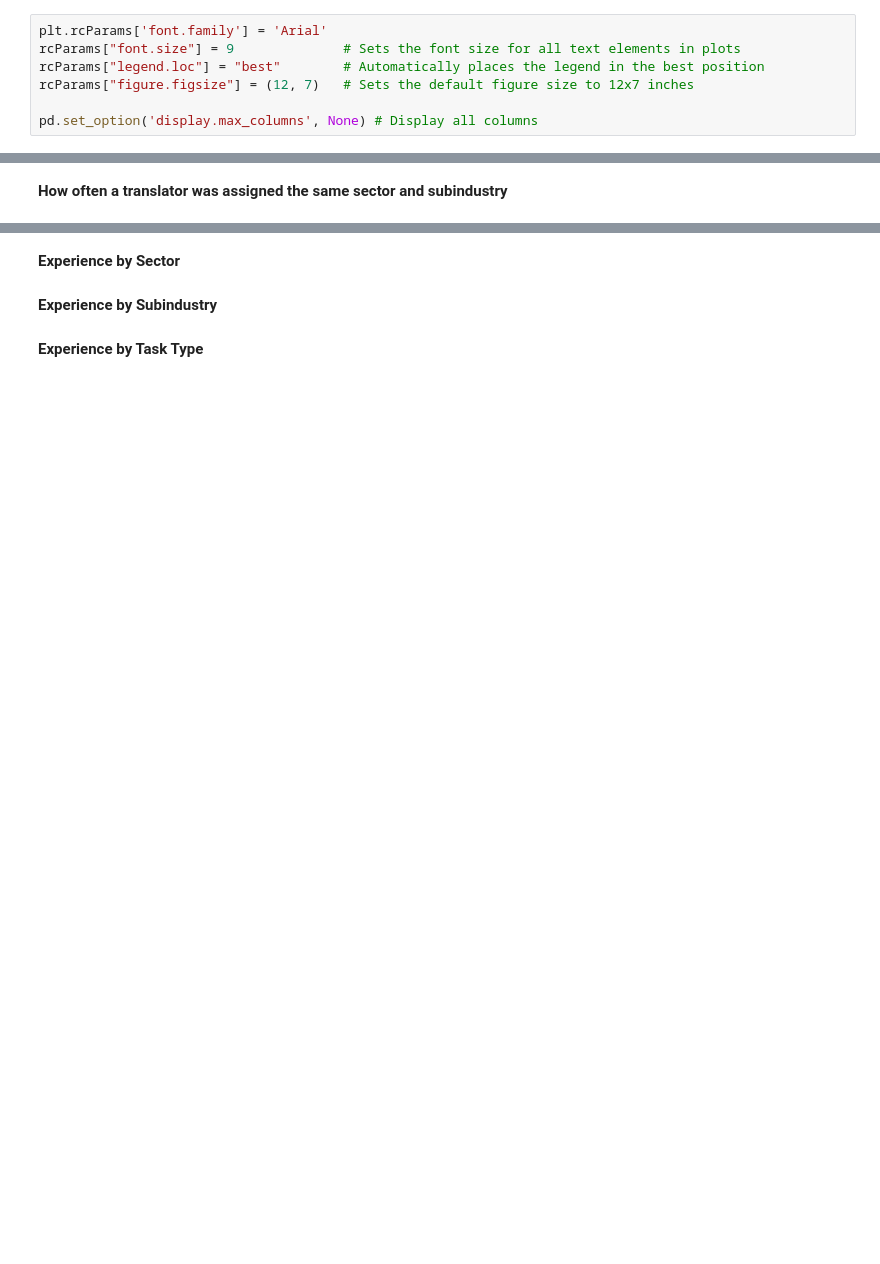
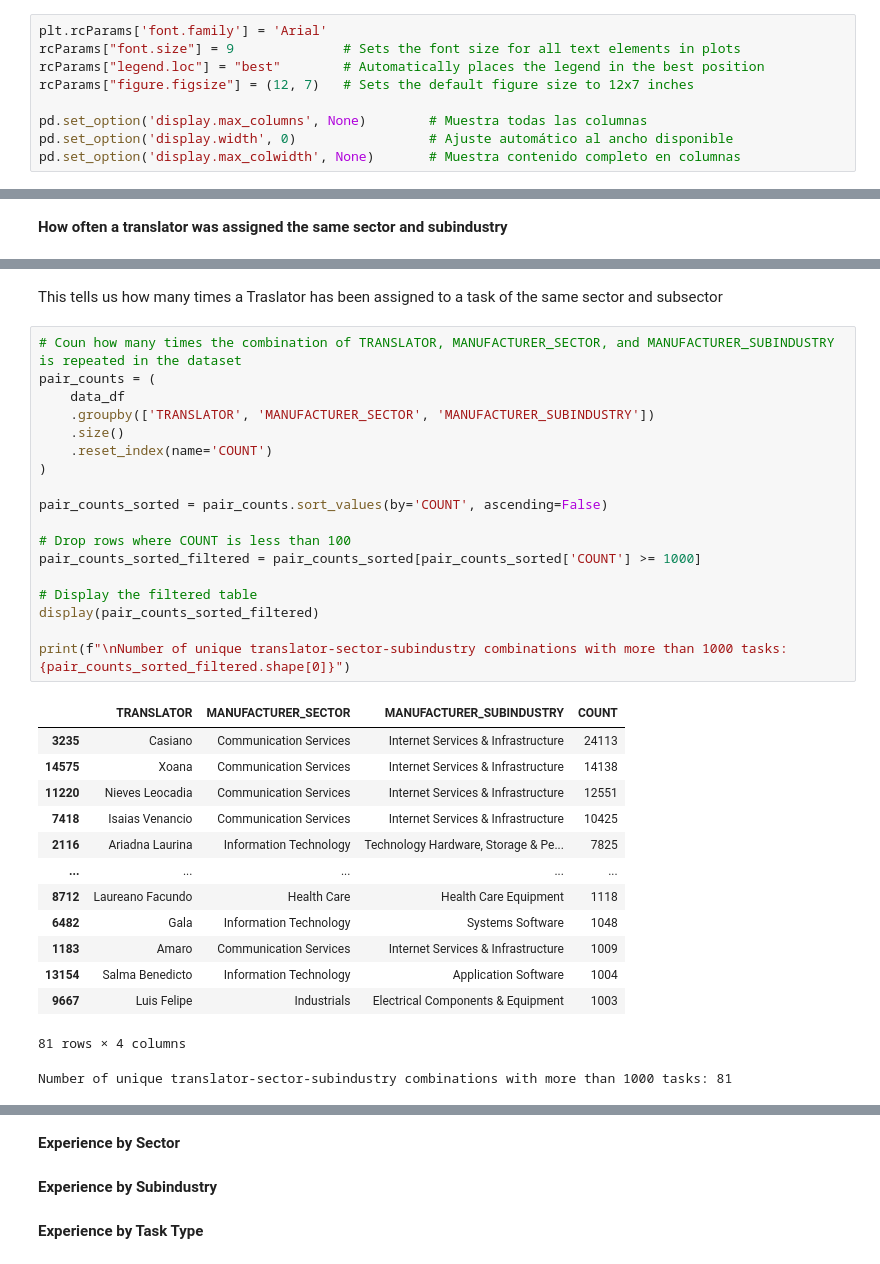
Before and after one commit to L3ms123/SP1, a Jupyter notebook: Notebooks/Preliminary_data_analysis .ipynb, the cells around one changed output, grey strips where cells are left out. Cells and saved outputs as stored; diff of their text form; blank space fills up the shorter version.

```diff
--- a/Notebooks/Preliminary_data_analysis .ipynb
+++ b/Notebooks/Preliminary_data_analysis .ipynb
@@ -64,6 +64,8 @@ rcParams["font.size"] = 9              # Sets the font size for all text element
 rcParams["legend.loc"] = "best"        # Automatically places the legend in the best position
 rcParams["figure.figsize"] = (12, 7)   # Sets the default figure size to 12x7 inches
 
-pd.set_option('display.max_columns', None) # Display all columns
+pd.set_option('display.max_columns', None)        # Muestra todas las columnas
+pd.set_option('display.width', 0)                 # Ajuste automático al ancho disponible
+pd.set_option('display.max_colwidth', None)       # Muestra contenido completo en columnas
 # %% [markdown]
 **Import Data**
@@ -475,0 +530,35 @@ Name: MANUFACTURER_SUBINDUSTRY, Length: 871, dtype: int64
+# %% [markdown]
+This tells us how many times a Traslator has been assigned to a task of the same sector and subsector
+# %%
+# Coun how many times the combination of TRANSLATOR, MANUFACTURER_SECTOR, and MANUFACTURER_SUBINDUSTRY is repeated in the dataset
+pair_counts = (
+    data_df
+    .groupby(['TRANSLATOR', 'MANUFACTURER_SECTOR', 'MANUFACTURER_SUBINDUSTRY'])
+    .size()
+    .reset_index(name='COUNT')
+)
+
+pair_counts_sorted = pair_counts.sort_values(by='COUNT', ascending=False)
+
+# Drop rows where COUNT is less than 100
+pair_counts_sorted_filtered = pair_counts_sorted[pair_counts_sorted['COUNT'] >= 1000]
+
+# Display the filtered table
+display(pair_counts_sorted_filtered)
+
+print(f"\nNumber of unique translator-sector-subindustry combinations with more than 1000 tasks: {pair_counts_sorted_filtered.shape[0]}")
+# %% [output]
+|  | TRANSLATOR | MANUFACTURER_SECTOR | MANUFACTURER_SUBINDUSTRY | COUNT |
+| 3235 | Casiano | Communication Services | Internet Services & Infrastructure | 24113 |
+| 14575 | Xoana | Communication Services | Internet Services & Infrastructure | 14138 |
+| 11220 | Nieves Leocadia | Communication Services | Internet Services & Infrastructure | 12551 |
+| 7418 | Isaias Venancio | Communication Services | Internet Services & Infrastructure | 10425 |
+| 2116 | Ariadna Laurina | Information Technology | Technology Hardware, Storage & Pe... | 7825 |
+| ... | ... | ... | ... | ... |
+| 8712 | Laureano Facundo | Health Care | Health Care Equipment | 1118 |
+| 6482 | Gala | Information Technology | Systems Software | 1048 |
+| 1183 | Amaro | Communication Services | Internet Services & Infrastructure | 1009 |
+| 13154 | Salma Benedicto | Information Technology | Application Software | 1004 |
+| 9667 | Luis Felipe | Industrials | Electrical Components & Equipment | 1003 |
+81 rows × 4 columns
+Number of unique translator-sector-subindustry combinations with more than 1000 tasks: 81
```
Also changed, not shown: parts of 28 cells of this notebook.
